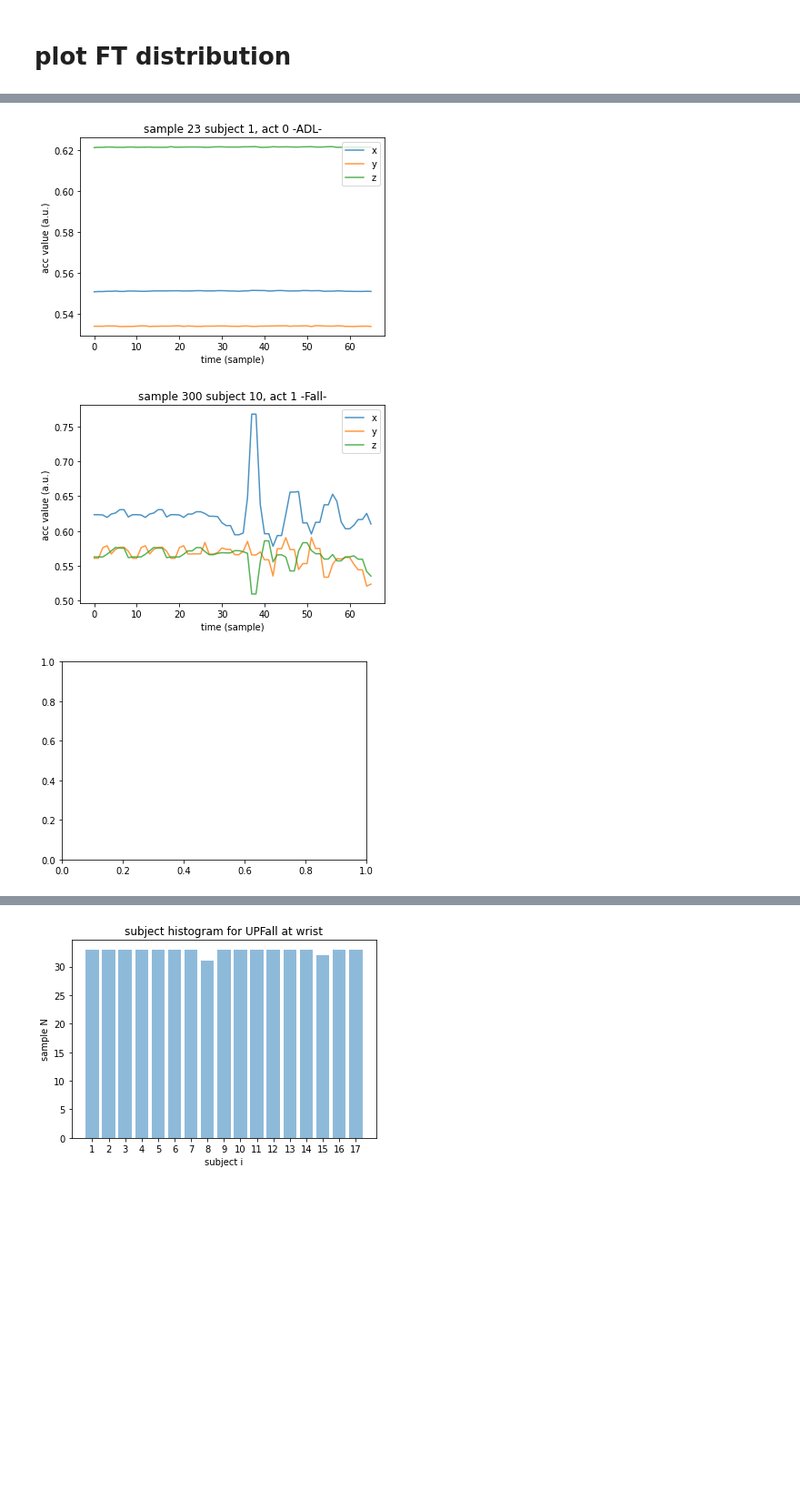
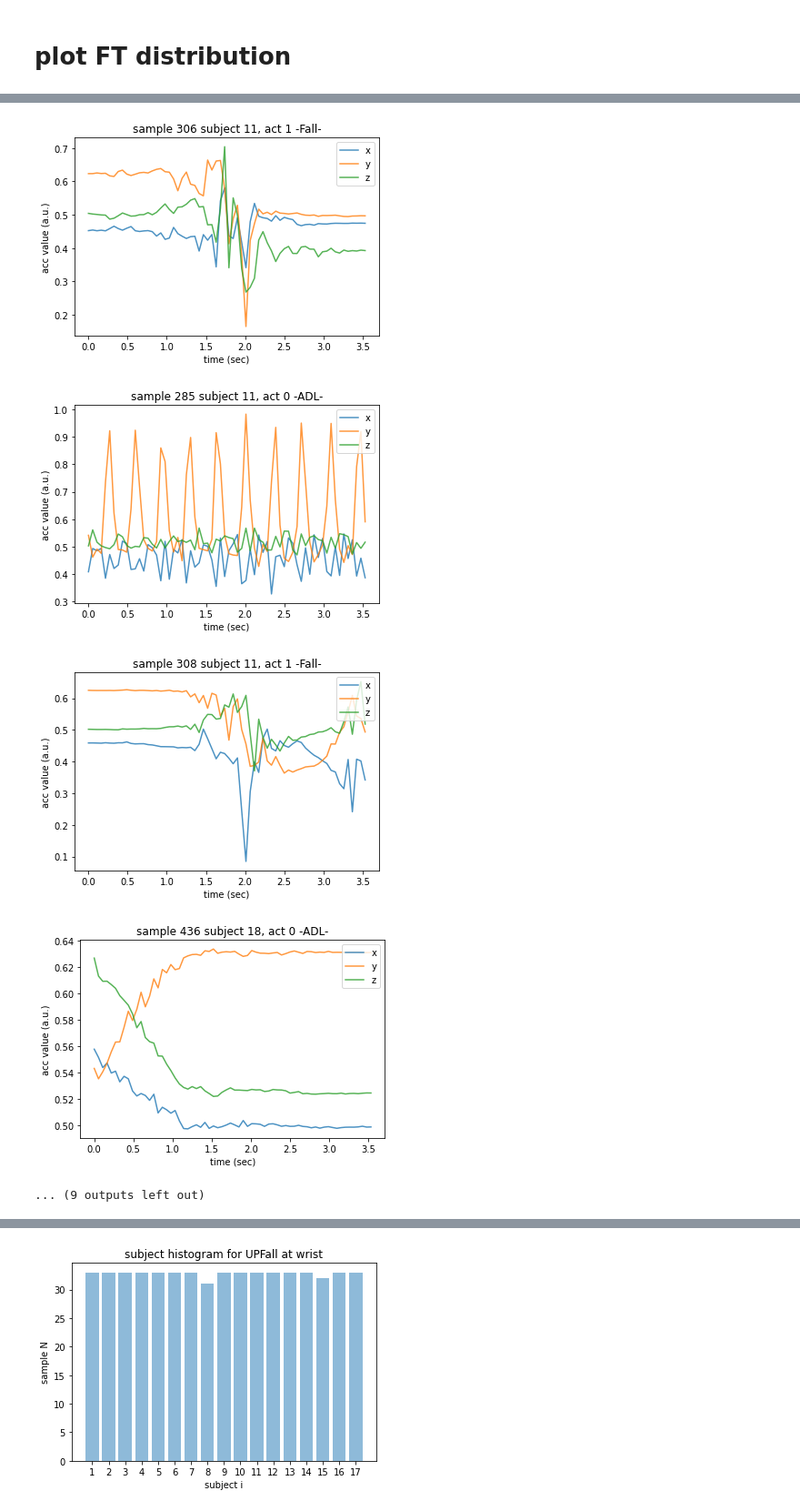
Before and after one commit to chanmi168/Fall-Detection-DAT, a Jupyter notebook: stage1/stage1_preprocessing_general.ipynb, the cells around one changed output, grey strips where cells are left out. Shown at 91% size. Drawn from its saved outputs; the diff is of its cells as text; code cells hidden in the pictures; blank space fills up the shorter version.

```diff
--- a/stage1/stage1_preprocessing_general.ipynb
+++ b/stage1/stage1_preprocessing_general.ipynb
@@ -58,6 +58,8 @@ parser.add_argument('--split_mode', metavar='split_mode', help='split_mode',
                     default='5fold')
 parser.add_argument('--i_seed', type=int, metavar='i_seed', help='seed number',
                     default='0')
+parser.add_argument('--standardization', metavar='standardization', help='method of standardization',
+                    default='None')
 parser.add_argument('--excluded_idx', metavar='excluded_idx',
                    default='none')
 # split_mode = 'LOO'
@@ -80,13 +82,18 @@ parser.add_argument('--excluded_idx', metavar='excluded_idx',
 #                           '--split_mode', '5fold',
 #                           '--i_seed', '1'])
 
-# # SFDLA
-args = parser.parse_args(['--input_dir', '../../Data/{}/ImpactWindow_Resample_NormalforAllAxes/18hz/{}/',
-                          '--output_dir', '../../data_mic/stage1_preprocessed_NormalforAllAxes_18hz_{}/{}/{}/',
-                          '--dataset_name', 'UPFall',
-                          '--sensor_loc', 'wrist',
+# # # SFDLA
+# args = parser.parse_args(['--input_dir', '../../Data/{}/ImpactWindow_Resample_NormalforAllAxes/18hz/{}/',
+#                           '--output_dir', '../../data_mic/stage1_preprocessed_NormalforAllAxes_18hz_{}/{}/{}/',
+# args = parser.parse_args(['--input_dir', '../../Data/{}/ImpactWindow_Resample_WithoutNormal/18hz/{}/',
+#                           '--output_dir', '../../data_mic/stage1_preprocessed_WithoutNormal_18hz_{}/{}/{}/',
+args = parser.parse_args(['--input_dir', '../../Data/{}/ImpactWindow_Resample/18hz/{}/',
+                          '--output_dir', '../../data_mic/stage1_preprocessed_18hz_{}/{}/{}/',
+                          '--dataset_name', 'UMAFall',
+                          '--sensor_loc', 'leg',
                           '--split_mode', '5fold',
-                          '--i_seed', '1'])
+                          '--i_seed', '1',
+                          '--standardization', 'None'])
 
 
 
@@ -99,10 +106,12 @@ sensor_loc = args.sensor_loc
 home_dir = home+'/project_FDDAT/'
 split_mode = args.split_mode
 i_seed = args.i_seed
+standardization = args.standardization
 if args.excluded_idx == 'none':
     excluded_idx = []
 else:
     excluded_idx = list(map(int, args.excluded_idx.split(' ')))
 
+sampling_freq = 18.4
 print(args)
 # %% [output]
@@ -183,3 +192,8 @@ fall_n, adl_n: 254 304
+# %%
+if standardization == '0 mean unit var':
+    data_all = (data_all - data_all.mean()) / data_all.std()
+elif standardization == 'None':
+    pass
 # %%
 samples_n = data_all.shape[2]
 labels_n = np.shape(np.unique(actlabels_all))[0]
@@ -239,7 +254,6 @@ data_FT_ADL = data_all_FT[:,:,indices_ADL]
 indices_Fall = np.where(actlabels_all==1)[0]
 data_FT_Fall = data_all_FT[:,:,indices_Fall]
 # %%
-sampling_freq = 18
 T = 1/sampling_freq
 N = data_all.shape[0]
 
@@ -279,14 +297,17 @@ plot_FT_distribution(data_FT_Fall, data_FT_ADL, outputdir)
 # %%
 rand_idx = np.arange(data_all.shape[2])
+np.random.seed(i_seed)
 np.random.shuffle(rand_idx)
 
-for idx in range(10):
+t_data = np.asarray(range(data_all.shape[0]))/sampling_freq
+
+for idx in range(20):
     i = rand_idx[idx]
-    plt.plot(data_all[:,0,i], label='x', alpha=0.8)
-    plt.plot(data_all[:,1,i], label='y', alpha=0.8)
-    plt.plot(data_all[:,2,i], label='z', alpha=0.8)
+    plt.plot(t_data, data_all[:,0,i], label='x', alpha=0.8)
+    plt.plot(t_data, data_all[:,1,i], label='y', alpha=0.8)
+    plt.plot(t_data, data_all[:,2,i], label='z', alpha=0.8)
     plt.ylabel('acc value (a.u.)')
-    plt.xlabel('time (sample)')
+    plt.xlabel('time (sec)')
     plt.legend(loc='upper right')
 
     if actlabels_all[i] == 1:
@@ -309,6 +330,8 @@ for idx in range(10):
-[figure, old version]
+[figure, new version]
-[figure, old version]
+[figure, new version]
-[figure, old version]
+[figure, new version]
+[figure, added]
+... (9 outputs left out)
 # %%
 unique_label_id, labels_counts = np.unique(actlabels_all, return_counts=True)
 unique_label_id = unique_label_id.astype(int)
```
Also changed, not shown: parts of 11 cells of this notebook, 20 other files.
